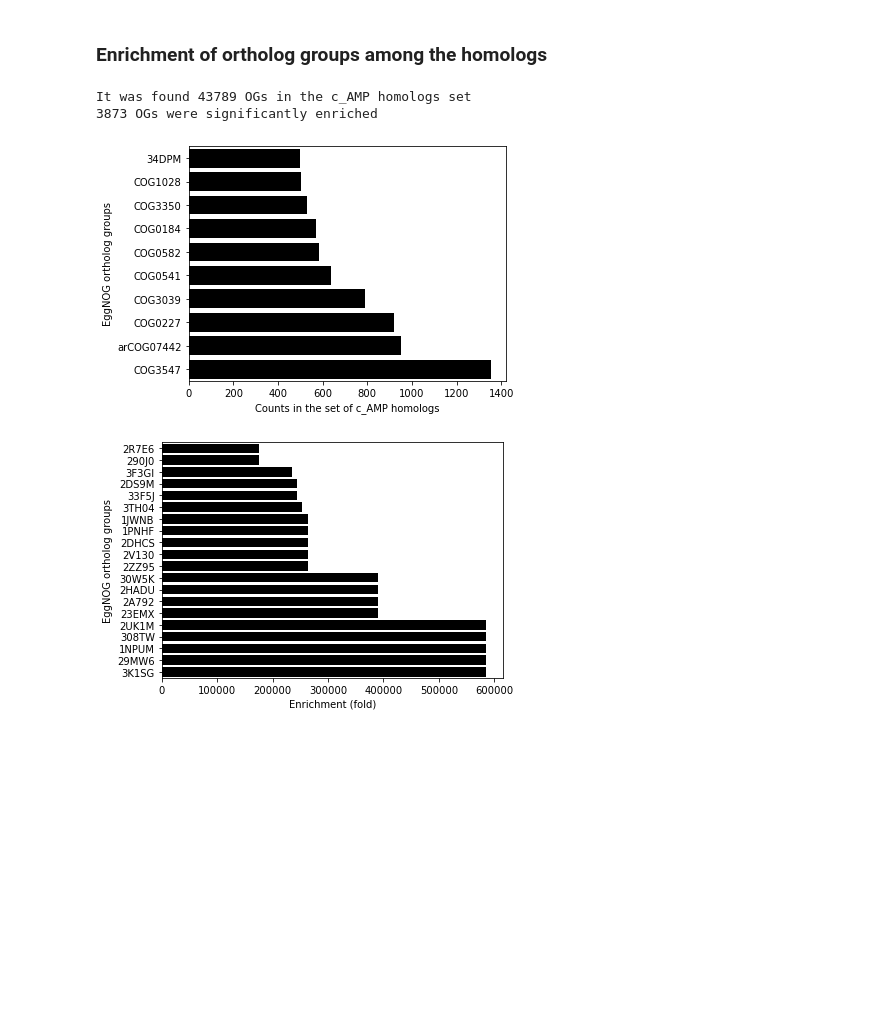
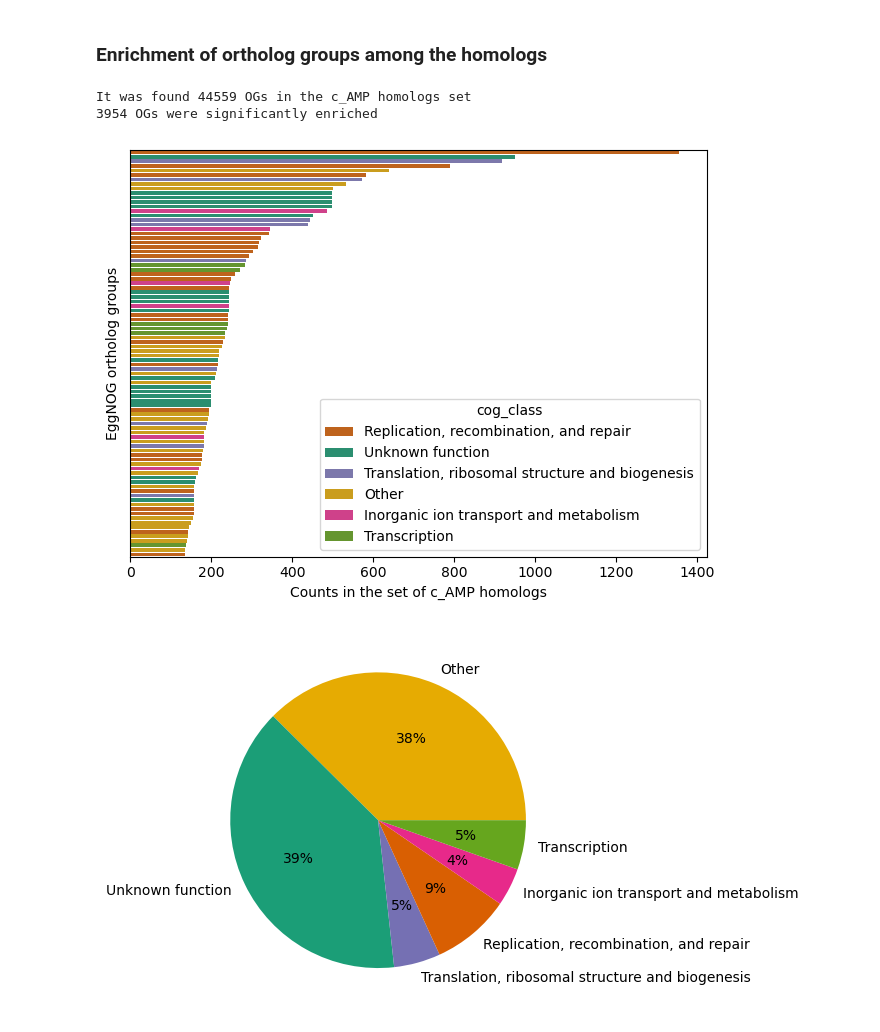
Before and after one commit to BigDataBiology/SantosJunior_Torres_2024_AMPSphere_v1, a Jupyter notebook: Manuscript_Analysis/gmgc_homologs_analysis.ipynb, the cells around one changed output. Saved outputs shown, nothing was run; the diff lists cells and outputs as text; code cells hidden in the pictures; blank space fills up the shorter version.

Commit message:
update graphs of OGs

```diff
--- a/Manuscript_Analysis/gmgc_homologs_analysis.ipynb
+++ b/Manuscript_Analysis/gmgc_homologs_analysis.ipynb
@@ -96,32 +96,68 @@ data = pd.read_table('data/adjust_significant_function.csv.xz',
 
 data = data.sort_values(by='times')
 
+e5 = pd.read_table('data/e5_annotations.tsv.gz',
+                  sep='\t',
+                  header=None)
+
+e5.columns = ['tax', 'eggnog_OG', 'cog_class', 'function']
+
+data = data.merge(on='eggnog_OG', right=e5)
+data = data[['eggnog_OG', 'count_AMP', 'cog_class', 'times', 'p_adjust']]
+data = data.drop_duplicates()
+
 print(f'It was found {len(data)} OGs in the c_AMP homologs set')
 print(f'{len(data[data.p_adjust < 0.05])} OGs were significantly enriched')
 # %% [output]
-It was found 43789 OGs in the c_AMP homologs set
-3873 OGs were significantly enriched
+It was found 44559 OGs in the c_AMP homologs set
+3954 OGs were significantly enriched
 # %%
-sns.barplot(data=data.sort_values(by='count_AMP').tail(10),
+x = data[data.count_AMP >= 100]
+x = x.sort_values(by='count_AMP', ascending=False)
+x = x.head(100)
+
+topclass = {'S': 'Unknown function',
+            'L': 'Replication, recombination, and repair',
+            'J': 'Translation, ribosomal structure and biogenesis',
+            'P': 'Inorganic ion transport and metabolism',
+            'K': 'Transcription'}
+
+color_map = {'Unknown function': '#1B9E77',
+             'Replication, recombination, and repair': '#D95F02',
+             'Translation, ribosomal structure and biogenesis': '#7570B3',
+             'Inorganic ion transport and metabolism': '#E7298A',
+             'Transcription': '#66A61E',
+             'Other': '#E6AB02'}
+
+x['cog_class'] = [topclass.get(j, 'Other') for j in x.cog_class]
+
+sns.barplot(data=x,
+            orient='h',
             x='count_AMP',
             y='eggnog_OG',
-            orient='h',
-            color='black')
+            hue='cog_class',
+            dodge=False,
+            palette=color_map)
 
+plt.yticks([])
 plt.xlabel('Counts in the set of c_AMP homologs')
 plt.ylabel('EggNOG ortholog groups')
 plt.tight_layout()
+plt.show()
+#plt.savefig('ogs_distribution_top100.svg')
 # %% [output]
-[figure, old version]
+[figure, new version]
 # %%
-sns.barplot(data=data.tail(20),
-            x='times',
-            y='eggnog_OG',
-            orient='h',
-            color='black')
+test = Counter([topclass.get(j, 'Other') for j in data.cog_class])
 
-plt.xlabel('Enrichment (fold)')
-plt.ylabel('EggNOG ortholog groups')
-plt.tight_layout()
+label, dc, cl = [], [], []
+for k, v in test.items():
+  label.append(k)
+  dc.append(v)
+  cl.append(color_map.get(k))
+
+plt.pie(dc, labels = label, colors = cl, autopct='%.0f%%')
+plt.show()
+#plt.savefig('ogs_distribution.svg')
 # %% [output]
-[figure, old version]
+[figure, new version]
```
Also changed, not shown: parts of 6 cells of this notebook, 1 other file.
